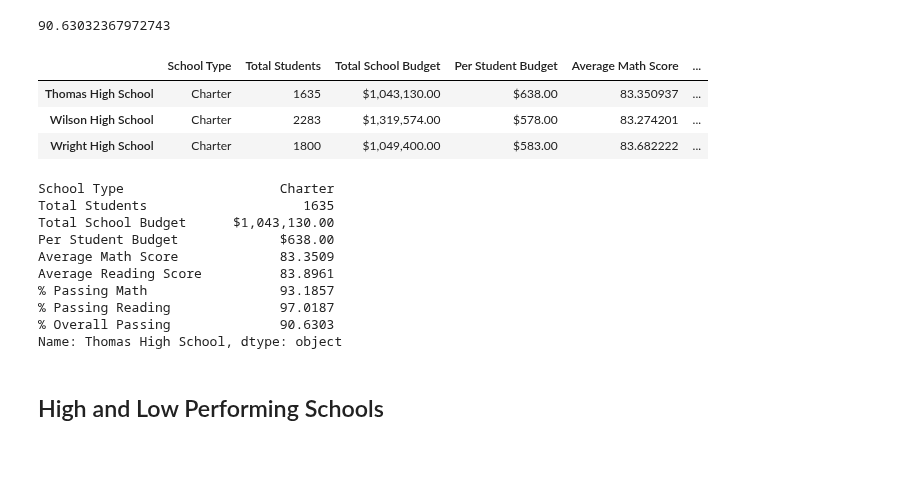
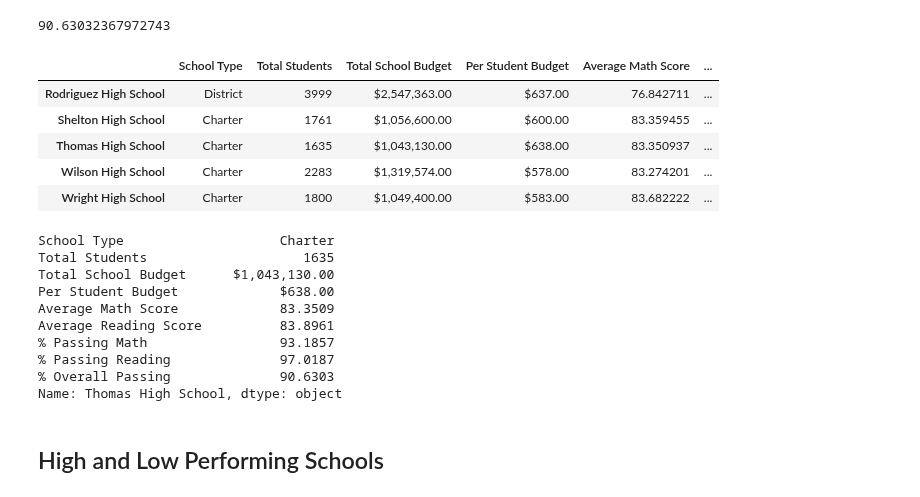
Before and after one commit to emmanuelmartinezs/School_District_Analysis, a Jupyter notebook: PyCitySchools_Challenge.ipynb, the cells around one changed output. Saved outputs shown, nothing was run; the diff lists cells and outputs as text; code cells hidden in the pictures; blank space fills up the shorter version.

Commit message:
Deliverable 2 at Math and Reading Scores by Grade

```diff
--- a/PyCitySchools_Challenge.ipynb
+++ b/PyCitySchools_Challenge.ipynb
@@ -357,65 +357,37 @@ ths_overall_ths_passing_percentage
 90.63032367972743
 # %%
 # Step 12. Replace the passing math percent for Thomas High School in the per_school_summary_df.
-per_school_summary_df = pd.DataFrame({
-    "School Type": per_school_types,
-    "Total Students": per_school_counts,
-    "Total School Budget": per_school_budget,
-    "Per Student Budget": per_school_capita,
-    "Average Math Score": per_school_math,
-    "Average Reading Score": per_school_reading,
-    "% Passing Math": ths_all_per_pass_math_scores, # Replaced with passing math percent for Thomas High School
-    "% Passing Reading": per_school_passing_reading,
-    "% Overall Passing": per_overall_passing_percentage})
+per_school_summary_df.loc["Thomas High School", "% Passing Math"] = ths_all_per_pass_math_scores
 # %%
 # Step 13. Replace the passing reading percentage for Thomas High School in the per_school_summary_df.
-per_school_summary_df = pd.DataFrame({
-    "School Type": per_school_types,
-    "Total Students": per_school_counts,
-    "Total School Budget": per_school_budget,
-    "Per Student Budget": per_school_capita,
-    "Average Math Score": per_school_math,
-    "Average Reading Score": per_school_reading,
-    "% Passing Math": ths_all_per_pass_math_scores, # Replaced
-    "% Passing Reading": ths_all_per_pass_reading_scores, # Replaced with passing reading percentage for Thomas High School
-    "% Overall Passing": per_overall_passing_percentage})
+per_school_summary_df.loc["Thomas High School", "% Passing Reading"] = ths_all_per_pass_reading_scores
 # %%
 # Step 14. Replace the overall passing percentage for Thomas High School in the per_school_summary_df.
-per_school_summary_df = pd.DataFrame({
-    "School Type": per_school_types,
-    "Total Students": per_school_counts,
-    "Total School Budget": per_school_budget,
-    "Per Student Budget": per_school_capita,
-    "Average Math Score": per_school_math,
-    "Average Reading Score": per_school_reading,
-    "% Passing Math": ths_all_per_pass_math_scores, # Replaced
-    "% Passing Reading": ths_all_per_pass_reading_scores, # Replaced
-    "% Overall Passing": ths_overall_ths_passing_percentage}) #Replaced with overall passing percentage for Thomas High School
+per_school_summary_df.loc["Thomas High School", "% Overall Passing"] = ths_overall_ths_passing_percentage
-# %%
-# Format the Total School Budget and the Per Student Budget
-per_school_summary_df["Total School Budget"] = per_school_summary_df["Total School Budget"].map("${:,.2f}".format)
-per_school_summary_df["Per Student Budget"] = per_school_summary_df["Per Student Budget"].map("${:,.2f}".format)
 # %%
 # Display the data frame
-per_school_summary_df.tail(3)
+per_school_summary_df.tail()
 # %% [output]
 |  | School Type | Total Students | Total School Budget | Per Student Budget | Average Math Score | ... |
+| Rodriguez High School | District | 3999 | $2,547,363.00 | $637.00 | 76.842711 | ... |
+| Shelton High School | Charter | 1761 | $1,056,600.00 | $600.00 | 83.359455 | ... |
 | Thomas High School | Charter | 1635 | $1,043,130.00 | $638.00 | 83.350937 | ... |
 | Wilson High School | Charter | 2283 | $1,319,574.00 | $578.00 | 83.274201 | ... |
 | Wright High School | Charter | 1800 | $1,049,400.00 | $583.00 | 83.682222 | ... |
-# %%
-per_school_summary_df.iloc[-3,:]
-# %% [output]
-School Type                    Charter
-Total Students                    1635
-Total School Budget      $1,043,130.00
-Per Student Budget             $638.00
-Average Math Score             83.3509
-Average Reading Score          83.8961
-% Passing Math                 93.1857
-% Passing Reading              97.0187
-% Overall Passing              90.6303
-Name: Thomas High School, dtype: object
+# %%
+# Extra Validation
+per_school_summary_df.iloc[-3,:]
+# %% [output]
+School Type                    Charter
+Total Students                    1635
+Total School Budget      $1,043,130.00
+Per Student Budget             $638.00
+Average Math Score             83.3509
+Average Reading Score          83.8961
+% Passing Math                 93.1857
+% Passing Reading              97.0187
+% Overall Passing              90.6303
+Name: Thomas High School, dtype: object
 # %% [markdown]
 ## High and Low Performing Schools
 # %%
```
Also changed, not shown: parts of 3 cells of this notebook.
